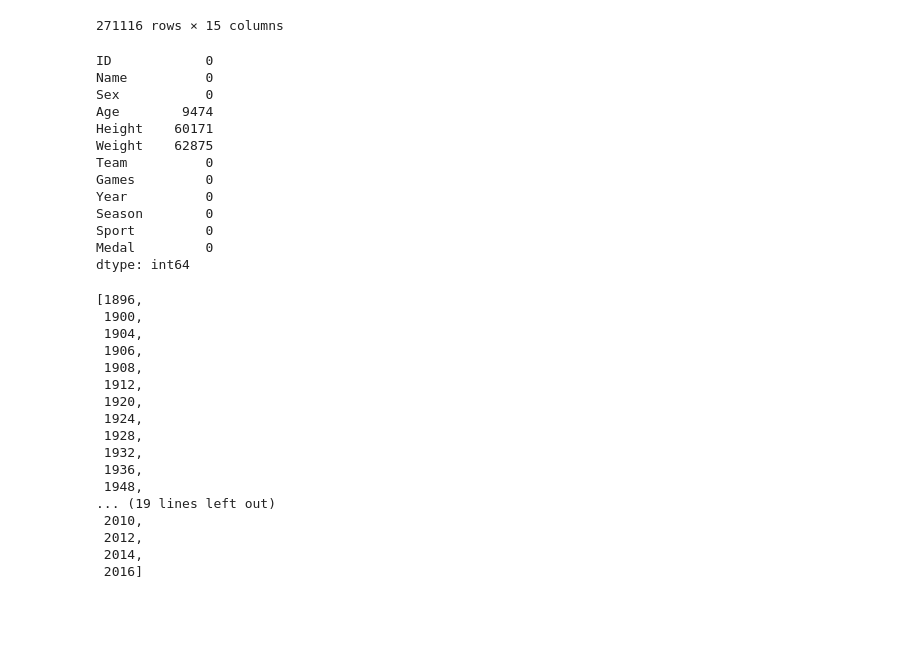
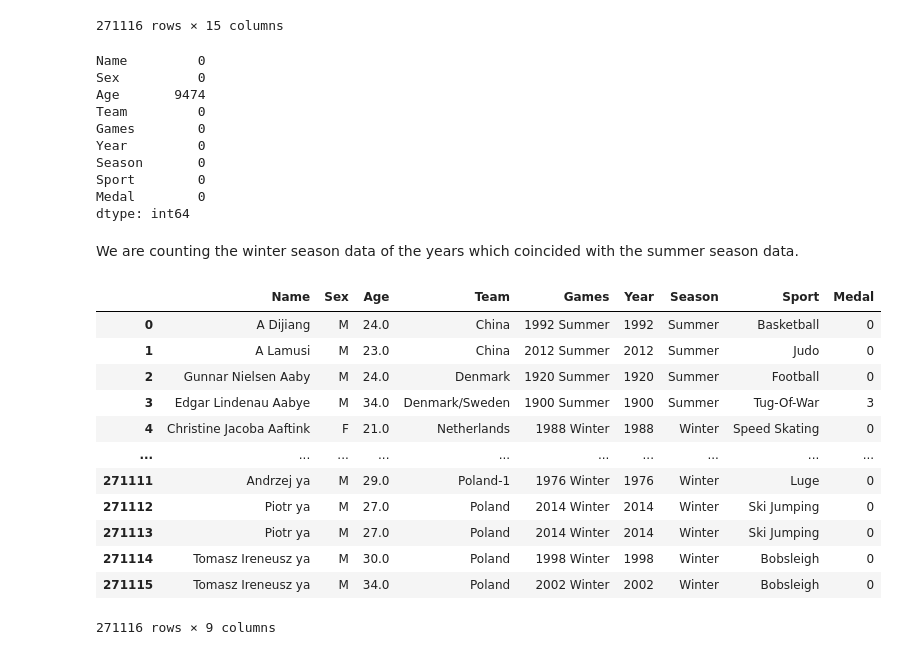
Before and after one commit to prathamagrawal/Analysing-Olympics-Dataset, a Jupyter notebook: dataloader.ipynb, the cells around one changed output. Cells and saved outputs as stored; diff of their text form; code cells hidden in the pictures; blank space fills up the shorter version.

```diff
--- a/dataloader.ipynb
+++ b/dataloader.ipynb
@@ -23,7 +23,7 @@ data
 | 271115 | 135571 | Tomasz Ireneusz ya | M | 34.0 | 185.0 | 96.0 | Poland | POL | 2002 Winter | 2002 | Winter | ... |
 271116 rows × 15 columns
 # %%
-data=data.drop(['NOC','City','Event'],axis=1)
+data=data.drop(['ID','Height','Weight','NOC','City','Event'],axis=1)
 # %%
 data['Medal'].fillna(value=0, inplace=True)
 data['Medal']=data['Medal'].replace('Gold',3)
@@ -32,18 +32,15 @@ data['Medal']=data['Medal'].replace('Bronze',1)
 # %%
 data.isnull().sum()
 # %% [output]
-ID            0
-Name          0
-Sex           0
-Age        9474
-Height    60171
-Weight    62875
-Team          0
-Games         0
-Year          0
-Season        0
-Sport         0
-Medal         0
+Name         0
+Sex          0
+Age       9474
+Team         0
+Games        0
+Year         0
+Season       0
+Sport        0
+Medal        0
 dtype: int64
 # %%
 # run the profile report
@@ -54,25 +51,21 @@ dtype: int64
 # %%
 dataplot = sn.heatmap(data.corr(), cmap="OrRd")
 plt.show()
-# %%
-l=list(data['Year'].unique())
-l.sort()
-l
-# %% [output]
-[1896,
- 1900,
- 1904,
- 1906,
- 1908,
- 1912,
- 1920,
- 1924,
- 1928,
- 1932,
- 1936,
- 1948,
-... (19 lines left out)
- 2010,
- 2012,
- 2014,
- 2016]
+# %% [markdown]
+We are counting the winter season data of the years which coincided with the summer season data.
+# %%
+data
+# %% [output]
+|  | Name | Sex | Age | Team | Games | Year | Season | Sport | Medal |
+| 0 | A Dijiang | M | 24.0 | China | 1992 Summer | 1992 | Summer | Basketball | 0 |
+| 1 | A Lamusi | M | 23.0 | China | 2012 Summer | 2012 | Summer | Judo | 0 |
+| 2 | Gunnar Nielsen Aaby | M | 24.0 | Denmark | 1920 Summer | 1920 | Summer | Football | 0 |
+| 3 | Edgar Lindenau Aabye | M | 34.0 | Denmark/Sweden | 1900 Summer | 1900 | Summer | Tug-Of-War | 3 |
+| 4 | Christine Jacoba Aaftink | F | 21.0 | Netherlands | 1988 Winter | 1988 | Winter | Speed Skating | 0 |
+| ... | ... | ... | ... | ... | ... | ... | ... | ... | ... |
+| 271111 | Andrzej ya | M | 29.0 | Poland-1 | 1976 Winter | 1976 | Winter | Luge | 0 |
+| 271112 | Piotr ya | M | 27.0 | Poland | 2014 Winter | 2014 | Winter | Ski Jumping | 0 |
+| 271113 | Piotr ya | M | 27.0 | Poland | 2014 Winter | 2014 | Winter | Ski Jumping | 0 |
+| 271114 | Tomasz Ireneusz ya | M | 30.0 | Poland | 1998 Winter | 1998 | Winter | Bobsleigh | 0 |
+| 271115 | Tomasz Ireneusz ya | M | 34.0 | Poland | 2002 Winter | 2002 | Winter | Bobsleigh | 0 |
+271116 rows × 9 columns
```
Also changed, not shown: parts of 6 cells of this notebook, 4 other files.
